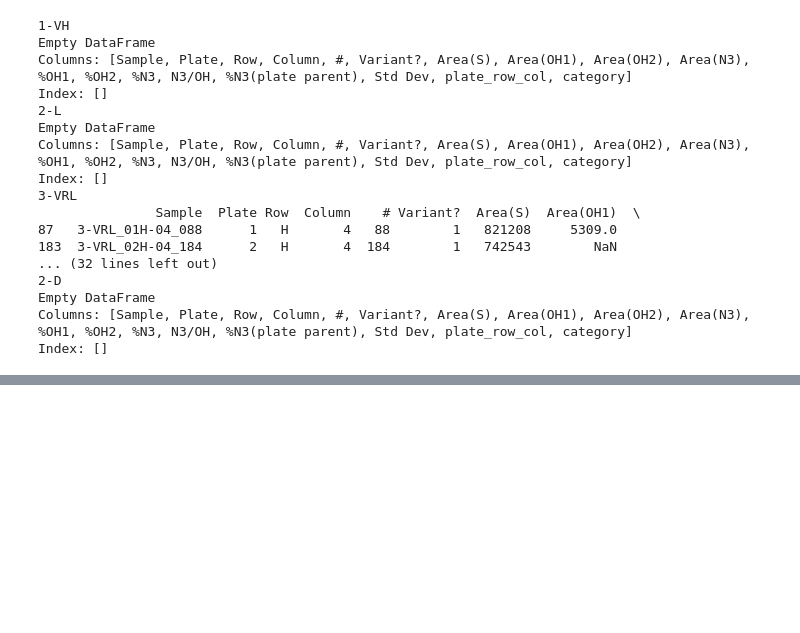
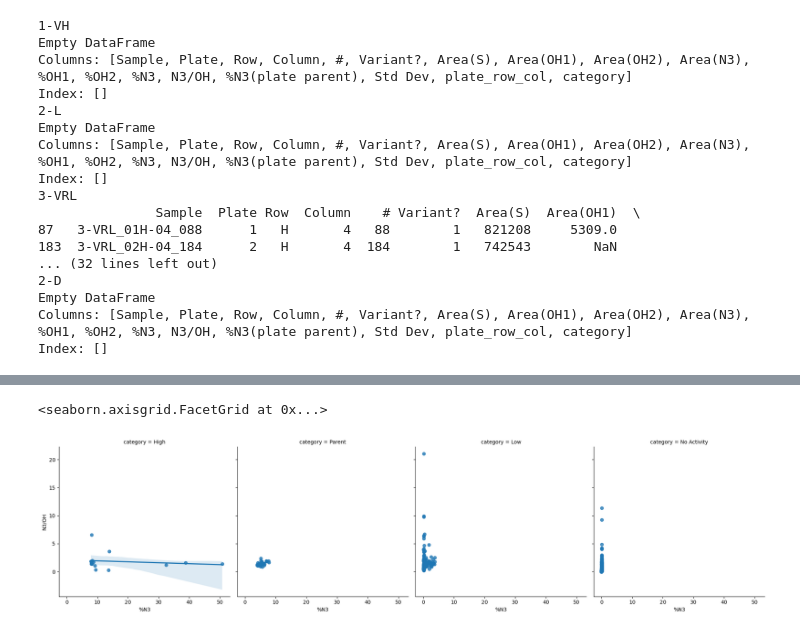
Before and after one commit to RomeroLab/sadx-latent-function, a Jupyter notebook: projects/Biochemical_Ordinal/scripts/nb_screening_data.ipynb, the cells around one changed output, grey strips where cells are left out. Saved outputs shown, nothing was run; the diff lists cells and outputs as text; code cells hidden in the pictures; blank space fills up the shorter version.

```diff
--- a/projects/Biochemical_Ordinal/scripts/nb_screening_data.ipynb
+++ b/projects/Biochemical_Ordinal/scripts/nb_screening_data.ipynb
@@ -107,0 +165,8 @@ Index: []
+# %%
+df = join_d["2-D"]
+df = df[~df["category"].isna()].copy()
+# %%
+sns.lmplot(data=df, x="%N3", y="N3/OH", col="category")
+# %% [output]
+<seaborn.axisgrid.FacetGrid at 0x...>
+[figure, added]
```
Also changed, not shown: parts of 3 cells of this notebook.
